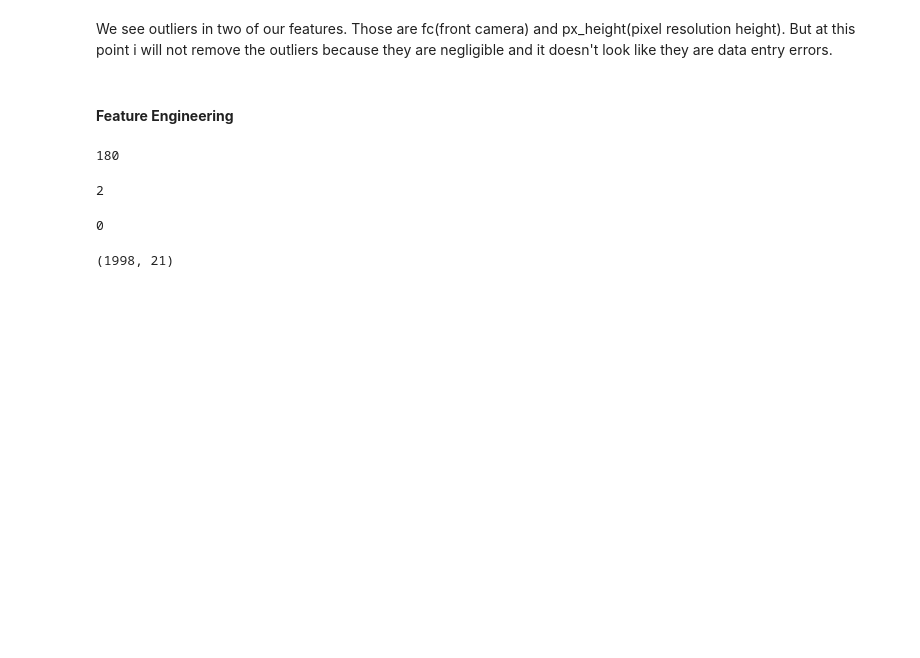
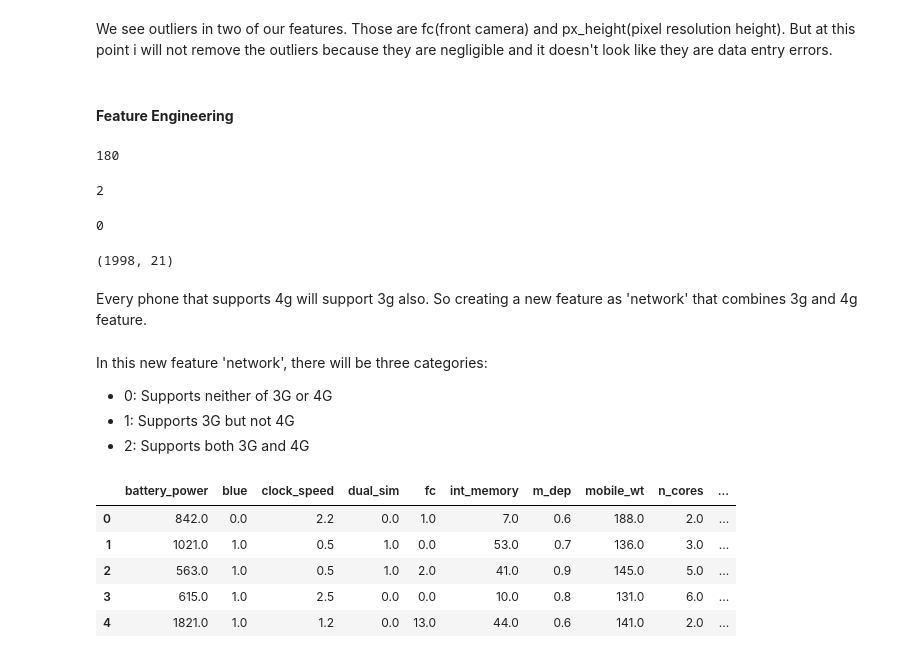
Before and after one commit to rahool010/Mobile-Price-Range-Prediction, a Jupyter notebook: Mobile_Price_Range_Prediction_Capstone_Project.ipynb, the cells around one changed output. Saved outputs shown, nothing was run; the diff lists cells and outputs as text; code cells hidden in the pictures; blank space fills up the shorter version.

```diff
--- a/Mobile_Price_Range_Prediction_Capstone_Project.ipynb
+++ b/Mobile_Price_Range_Prediction_Capstone_Project.ipynb
@@ -385,3 +385,37 @@ df1.isnull().sum().sum()
 df1.shape
 # %% [output]
 (1998, 21)
+# %%
+# create screen size variable which gives us the diagonal length of the mobile
+df1['screen_size'] =  ((df['sc_h']**2) + (df['sc_w']**2))**0.5
+
+# creating single column out of 'px_height' and 'px_width'
+df1['pixels'] = df1['px_height'] * df1['px_width']
+# %% [markdown]
+Every phone that supports 4g will support 3g also. So creating a new feature as 'network' that combines 3g and 4g feature.
+# %%
+# create a network feature by adding three_g and four_g
+df1['network'] = df1['four_g'] + df1['three_g']
+# %% [markdown]
+In this new feature 'network', there will be three categories:
+
+* 0: Supports neither of 3G or 4G
+* 1: Supports 3G but not 4G
+* 2: Supports both 3G and 4G
+# %%
+# dropping these columns
+df1.drop(columns=['px_height','px_width','sc_h','sc_w','three_g','four_g'],axis=1, inplace=True)
+# %%
+# let's convert screen size  from cm to inches, since in real life we use inches to tell a screen size
+df1['screen_size'] = round(df1['screen_size']/2.54, 2)
+# Also converting RAM from Megabytes to Gigabytes, since we are more usual to Gigabytes
+df1['ram'] = round(df1['ram']/1024,2)
+# %%
+df1.head()
+# %% [output]
+|  | battery_power | blue | clock_speed | dual_sim | fc | int_memory | m_dep | mobile_wt | n_cores | ... |
+| 0 | 842.0 | 0.0 | 2.2 | 0.0 | 1.0 | 7.0 | 0.6 | 188.0 | 2.0 | ... |
+| 1 | 1021.0 | 1.0 | 0.5 | 1.0 | 0.0 | 53.0 | 0.7 | 136.0 | 3.0 | ... |
+| 2 | 563.0 | 1.0 | 0.5 | 1.0 | 2.0 | 41.0 | 0.9 | 145.0 | 5.0 | ... |
+| 3 | 615.0 | 1.0 | 2.5 | 0.0 | 0.0 | 10.0 | 0.8 | 131.0 | 6.0 | ... |
+| 4 | 1821.0 | 1.0 | 1.2 | 0.0 | 13.0 | 44.0 | 0.6 | 141.0 | 2.0 | ... |
```
Also changed, not shown: parts of 11 cells of this notebook.
